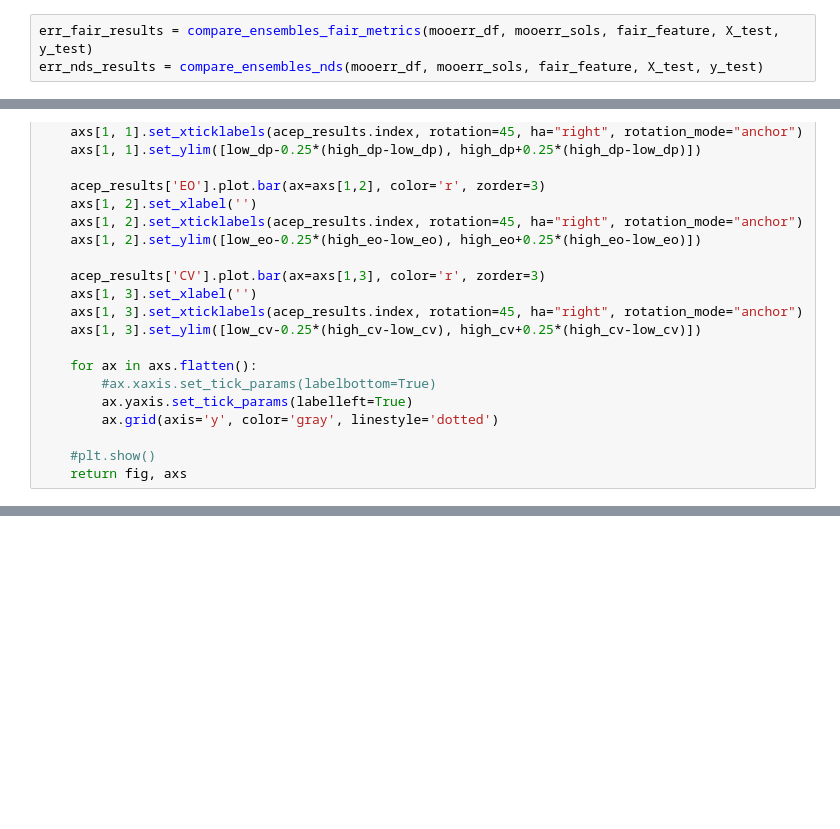
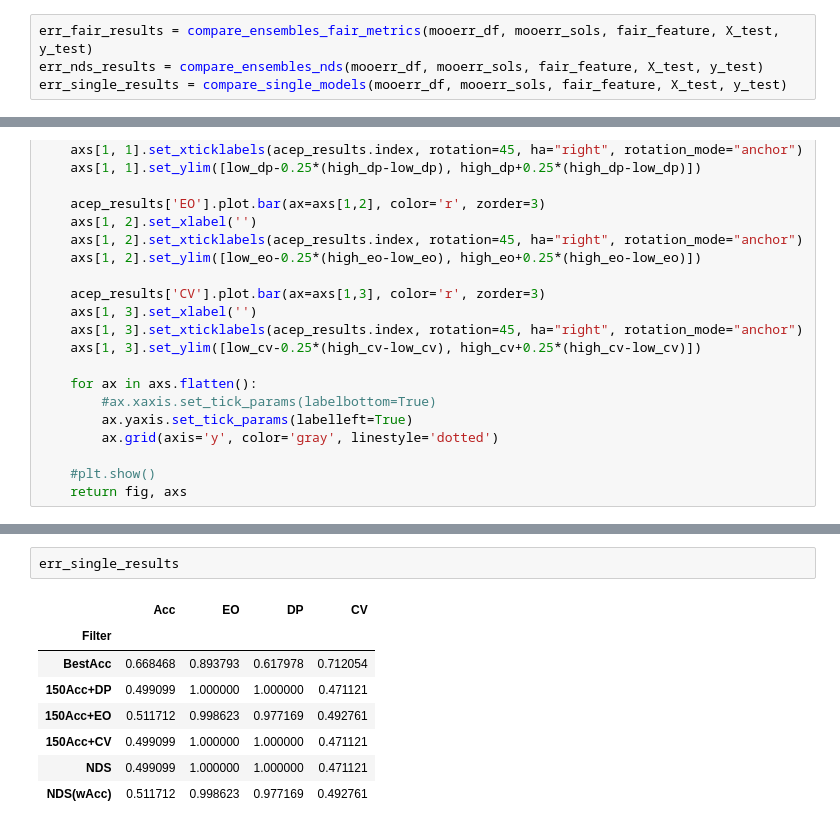
Before and after one commit to viguardieiro/moopt_fairness, a Jupyter notebook: Experimento - NonDominateSorting.ipynb, the cells around one changed output, grey strips where cells are left out. Drawn from its saved outputs; the diff is of its cells as text; blank space fills up the shorter version.

Commit message:
Add Pareto models to Exp NDS

```diff
--- a/Experimento - NonDominateSorting.ipynb
+++ b/Experimento - NonDominateSorting.ipynb
@@ -69,6 +68,7 @@ Using license file /home/viguardieiro/gurobi.lic
 # %%
 err_fair_results = compare_ensembles_fair_metrics(mooerr_df, mooerr_sols, fair_feature, X_test, y_test)
 err_nds_results = compare_ensembles_nds(mooerr_df, mooerr_sols, fair_feature, X_test, y_test)
+err_single_results = compare_single_models(mooerr_df, mooerr_sols, fair_feature, X_test, y_test)
 # %%
 ## Train 150 models
 mooacep = monise(weightedScalar=EqualScalarization(X_train, y_train, fair_feature),
@@ -215 +218,12 @@ acep_nds_results
 | 20Acc+NDS | 0.652252 | 0.934093 | 0.717391 | 0.664217 |
+# %%
+err_single_results
+# %% [output]
+|  | Acc | EO | DP | CV |
+| Filter |  |  |  |  |
+| BestAcc | 0.668468 | 0.893793 | 0.617978 | 0.712054 |
+| 150Acc+DP | 0.499099 | 1.000000 | 1.000000 | 0.471121 |
+| 150Acc+EO | 0.511712 | 0.998623 | 0.977169 | 0.492761 |
+| 150Acc+CV | 0.499099 | 1.000000 | 1.000000 | 0.471121 |
+| NDS | 0.499099 | 1.000000 | 1.000000 | 0.471121 |
+| NDS(wAcc) | 0.511712 | 0.998623 | 0.977169 | 0.492761 |
```
Also changed, not shown: parts of 9 cells of this notebook, 1 other file.
